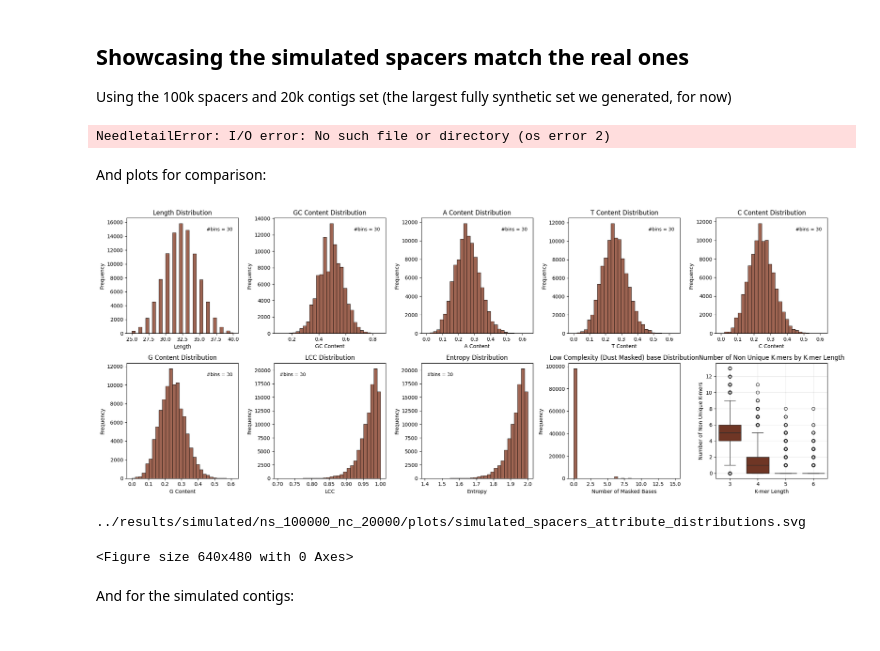
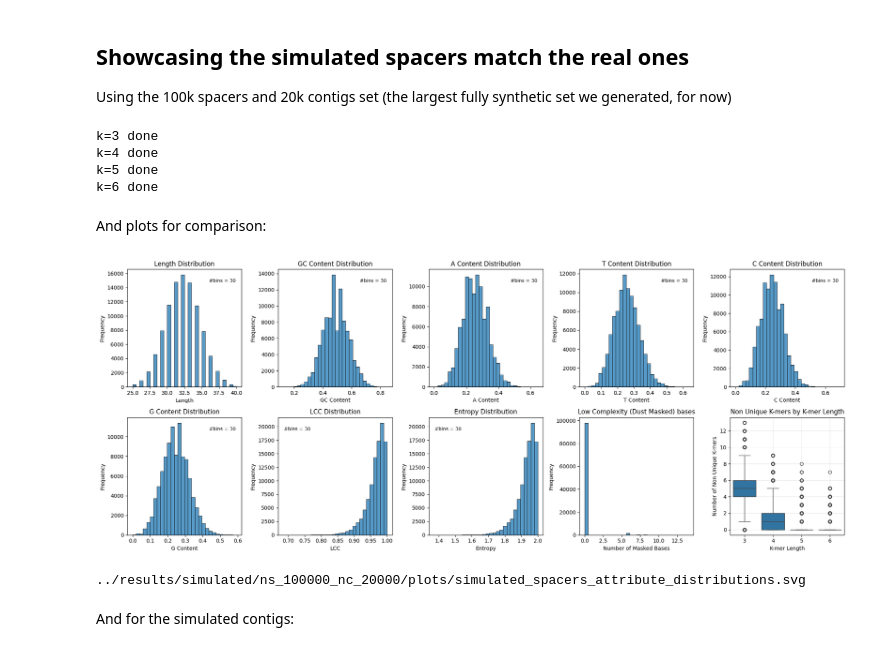
Before and after one commit to rickbeeloo/spacer_matching_bench, a Jupyter notebook: notebooks/spacer_inspection.ipynb, the cells around one changed output. Saved outputs shown, nothing was run; the diff lists cells and outputs as text; code cells hidden in the pictures.

```diff
--- a/notebooks/spacer_inspection.ipynb
+++ b/notebooks/spacer_inspection.ipynb
@@ -33,13 +33,13 @@ import numpy as np
 
 pl.Config(tbl_rows=50)
 plots_dir = '/clusterfs/jgi/scratch/science/metagen/neri/code/blits/spacer_bench/results/real_data/plots/'
-# Load your custom color palette
-with open('../notebooks/antonio_14_colors.json', 'r') as f:
-    color_data = json.load(f)
-# Set the color palette globally
-custom_colors = color_data['hex_colors']
-sns.set_palette(custom_colors)
-plt.rcParams['axes.prop_cycle'] = plt.cycler(color=custom_colors)
+# # Load your custom color palette
+# with open('../notebooks/antonio_14_colors.json', 'r') as f:
+#     color_data = json.load(f)
+# # Set the color palette globally
+# custom_colors = color_data['hex_colors']
+# sns.set_palette(custom_colors)
+# plt.rcParams['axes.prop_cycle'] = plt.cycler(color=custom_colors)
 
 spacers_file = 'spacers/All_CRISPR_spacers_nr_clean.fna'
 spacer_df = pl.DataFrame(read_fasta_needletail(spacers_file), schema={'seqid': pl.Utf8, 'seq': pl.Utf8},)
@@ -549,7 +550,10 @@ simulated_kmer_long = pl.concat([
     ]),
 ])
 # %% [output]
-NeedletailError: I/O error: No such file or directory (os error 2)
+k=3 done
+k=4 done
+k=5 done
+k=6 done
 # %% [markdown]
 And plots for comparison:
 # %%
@@ -632,40 +636,39 @@ axes[1, 1].set_ylabel('Frequency')
 _add_bin_annotation(axes[1, 1], bins_lcc, ha="left")
 
 # Entropy distribution
 bins_entropy = 30
 sns.histplot(simulated_spacers_df, x="entropy", bins=bins_entropy, ax=axes[1, 2])
 axes[1, 2].set_title('Entropy Distribution')
 axes[1, 2].set_xlabel('Entropy')
 axes[1, 2].set_ylabel('Frequency')
 _add_bin_annotation(axes[1, 2], bins_entropy, ha="left")
 
 # Low‑complexity (Dust‑masked) k‑mer distribution
 bins_dust = 30
 sns.histplot(simulated_spacers_df, x="low_compx_n_masked", bins=bins_dust, ax=axes[1, 3])
-axes[1, 3].set_title('Low Complexity (Dust Masked) base Distribution')
+axes[1, 3].set_title('Low Complexity (Dust Masked) bases')
 axes[1, 3].set_xlabel('Number of Masked Bases')
 axes[1, 3].set_ylabel('Frequency')
 
 # # Plot kmer counts distribution WIP
 # Number of non unique k-mers vs k-mer length
 sns.boxplot(data=simulated_kmer_long, x='k_length', y='n_nonunique', ax=axes[1, 4])
-axes[1, 4].set_title('Number of Non Unique K-mers by K-mer Length')
+axes[1, 4].set_title('Non Unique K-mers by K-mer Length')
 axes[1, 4].set_xlabel('K-mer Length')
 axes[1, 4].set_ylabel('Number of Non Unique K-mers')
 axes[1, 4].grid(True, alpha=0.3)
 plt.tight_layout()
-plt.show()
 # sns.histplot(simulated_spacers_df, x="kmer_2_counts", bins=30, ax=axes[1, 3])
 # axes[1, 3].set_title('Kmer Counts Distribution')
 # axes[1, 3].set_xlabel('Number of Kmers')
 # axes[1, 3].set_ylabel('Frequency')
+plt.savefig("../results/simulated/ns_100000_nc_20000/plots/" + 'simulated_spacers_attribute_distributions.svg')
+plt.show()
 
-plt.savefig("../results/simulated/ns_100000_nc_20000/plots/" + 'simulated_spacers_attribute_distributions.svg')
 print("../results/simulated/ns_100000_nc_20000/plots/" + 'simulated_spacers_attribute_distributions.svg')
 # %% [output]
-[figure, old version]
+[figure, new version]
 ../results/simulated/ns_100000_nc_20000/plots/simulated_spacers_attribute_distributions.svg
-<Figure size 640x480 with 0 Axes>
 # %% [markdown]
 And for the simulated contigs:
 # %%
```
Also changed, not shown: parts of 8 cells of this notebook, 7 other files.
